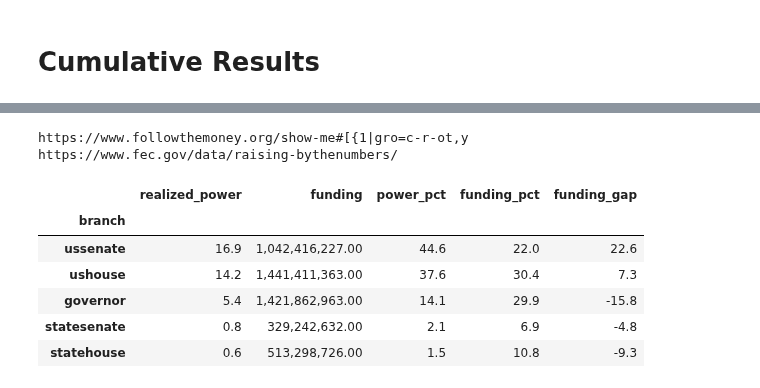
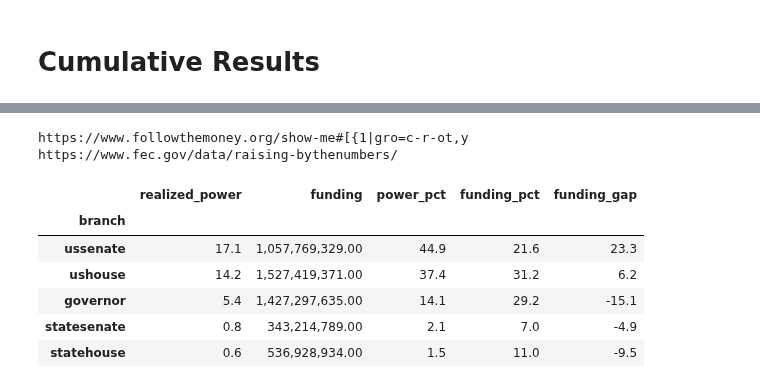
Before and after one commit to psthomas/elections-meta, a Jupyter notebook: analysis-2022/election-meta-2022.ipynb, the cells around one changed output, grey strips where cells are left out. Drawn from its saved outputs; the diff is of its cells as text; code cells hidden in the pictures.

```diff
--- a/analysis-2022/election-meta-2022.ipynb
+++ b/analysis-2022/election-meta-2022.ipynb
@@ -588,40 +588,40 @@ summary_df.reset_index(drop=False, inplace=True)
 # https://www.opensecrets.org/elections-overview
 funding = pd.DataFrame({
     'branch': ['ussenate', 'ushouse', 'governor', 'statesenate', 'statehouse'],
-    'funding': [1042416227, 1441411363, 1421862963, 329242632, 513298726]
+    'funding': [1057769329, 1527419371, 1427297635, 343214789, 536928934]
 })
 summary_df = summary_df.merge(funding, on='branch')
 summary_df.eval('power_pct = 100*realized_power/realized_power.sum()', inplace=True)
 
 summary_df.eval('funding_pct = 100*funding/funding.sum()', inplace=True)
 #del summary_df['funding']
 summary_df.eval('funding_gap = power_pct - funding_pct', inplace=True)
 print('https://www.followthemoney.org/show-me#[{1|gro=c-r-ot,y')
 print('https://www.fec.gov/data/raising-bythenumbers/')
 
 summary_df.set_index('branch', inplace=True)
 
 summary_df = summary_df.style.format({
     "realized_power": "{:.1f}",
     "power_pct": "{:.1f}",
     "funding_pct": "{:.1f}",
     "funding_gap": "{:.1f}",
     "funding": "{:20,.2f}"
 }).background_gradient(
     #subset=['power_pct', 'funding_pct', 'funding_gap']
 )
 m.output_table(summary_df, './data/output/power_frac.html')
 summary_df
 # %% [output]
 https://www.followthemoney.org/show-me#[{1|gro=c-r-ot,y
 https://www.fec.gov/data/raising-bythenumbers/
 |  | realized_power | funding | power_pct | funding_pct | funding_gap |
 | branch |  |  |  |  |  |
-| ussenate | 16.9 | 1,042,416,227.00 | 44.6 | 22.0 | 22.6 |
-| ushouse | 14.2 | 1,441,411,363.00 | 37.6 | 30.4 | 7.3 |
-| governor | 5.4 | 1,421,862,963.00 | 14.1 | 29.9 | -15.8 |
-| statesenate | 0.8 | 329,242,632.00 | 2.1 | 6.9 | -4.8 |
-| statehouse | 0.6 | 513,298,726.00 | 1.5 | 10.8 | -9.3 |
+| ussenate | 17.1 | 1,057,769,329.00 | 44.9 | 21.6 | 23.3 |
+| ushouse | 14.2 | 1,527,419,371.00 | 37.4 | 31.2 | 6.2 |
+| governor | 5.4 | 1,427,297,635.00 | 14.1 | 29.2 | -15.1 |
+| statesenate | 0.8 | 343,214,789.00 | 2.1 | 7.0 | -4.9 |
+| statehouse | 0.6 | 536,928,934.00 | 1.5 | 11.0 | -9.5 |
 # %%
 # Output
 # !cp -vr data/output/ ~/Documents/projects/pstblog/psthomas.github.io/images/elections-meta-2022
```
Also changed, not shown: parts of 14 cells of this notebook, 7 other files.
